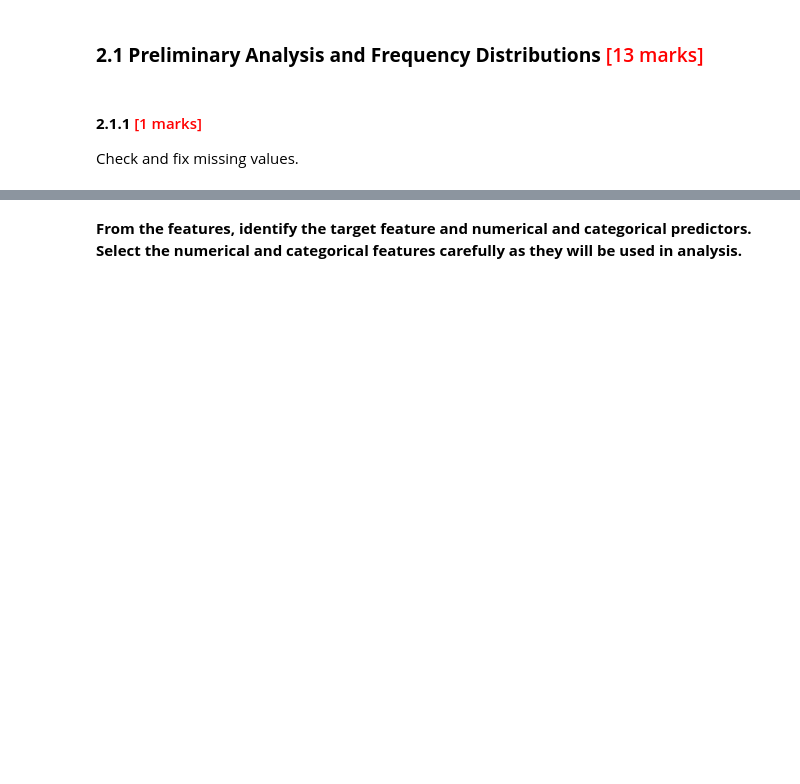
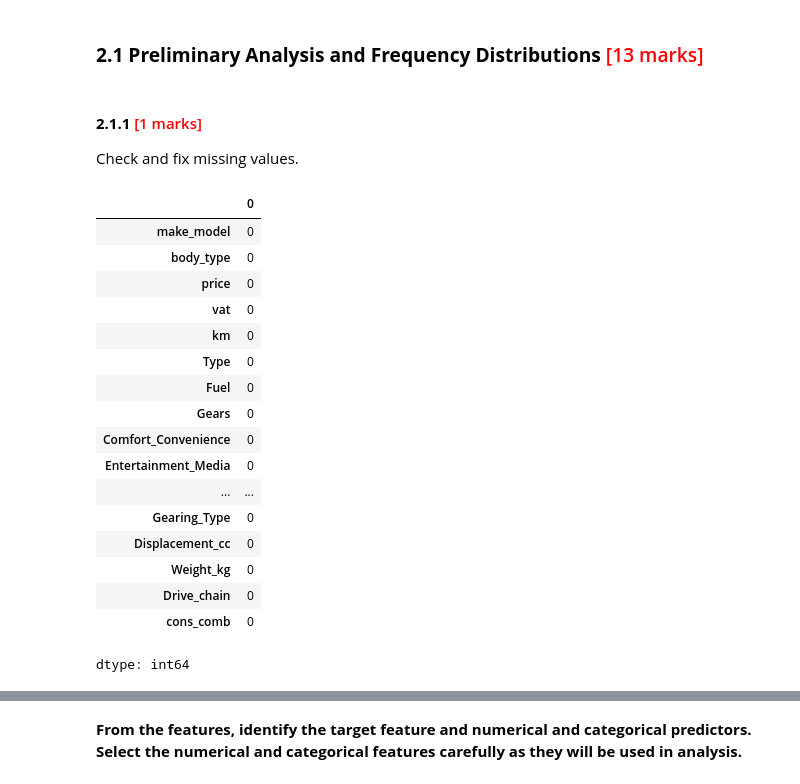
Before and after one commit to shaloy-lewis/Car_Price_Prediction, a Jupyter notebook: RR_Car_Price_Prediction_Shaloy_Lewis.ipynb, the cells around one changed output, grey strips where cells are left out. Drawn from its saved outputs; the diff is of its cells as text; code cells hidden in the pictures; blank space fills up the shorter version.

```diff
--- a/RR_Car_Price_Prediction_Shaloy_Lewis.ipynb
+++ b/RR_Car_Price_Prediction_Shaloy_Lewis.ipynb
@@ -67,3 +91,23 @@ Load the dataset
 Check and fix missing values.
 # %%
 # Find the proportion of missing values in each column and handle if found
+df.isna().sum()
+# %% [output]
+|  | 0 |
+| make_model | 0 |
+| body_type | 0 |
+| price | 0 |
+| vat | 0 |
+| km | 0 |
+| Type | 0 |
+| Fuel | 0 |
+| Gears | 0 |
+| Comfort_Convenience | 0 |
+| Entertainment_Media | 0 |
+| ... | ... |
+| Gearing_Type | 0 |
+| Displacement_cc | 0 |
+| Weight_kg | 0 |
+| Drive_chain | 0 |
+| cons_comb | 0 |
+dtype: int64
```
Also changed, not shown: parts of 16 cells of this notebook.
